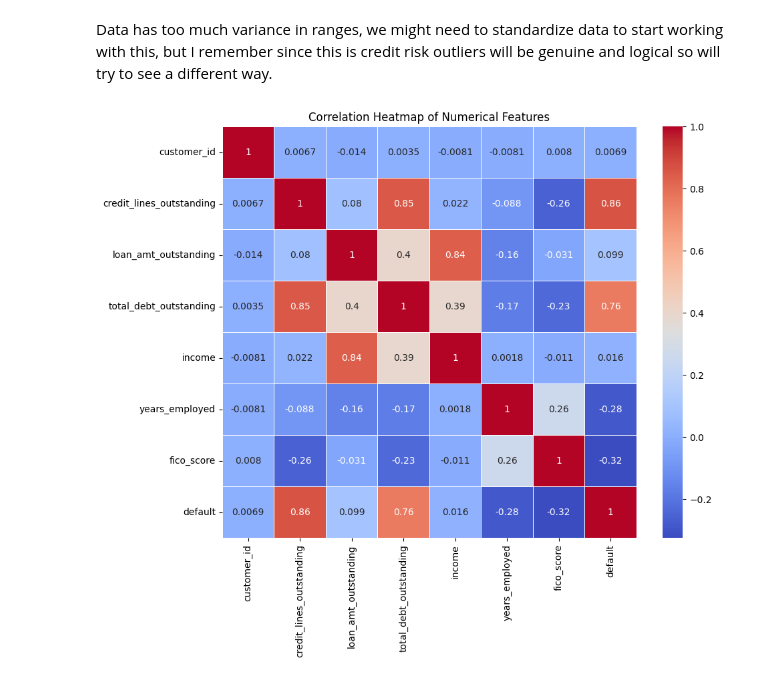
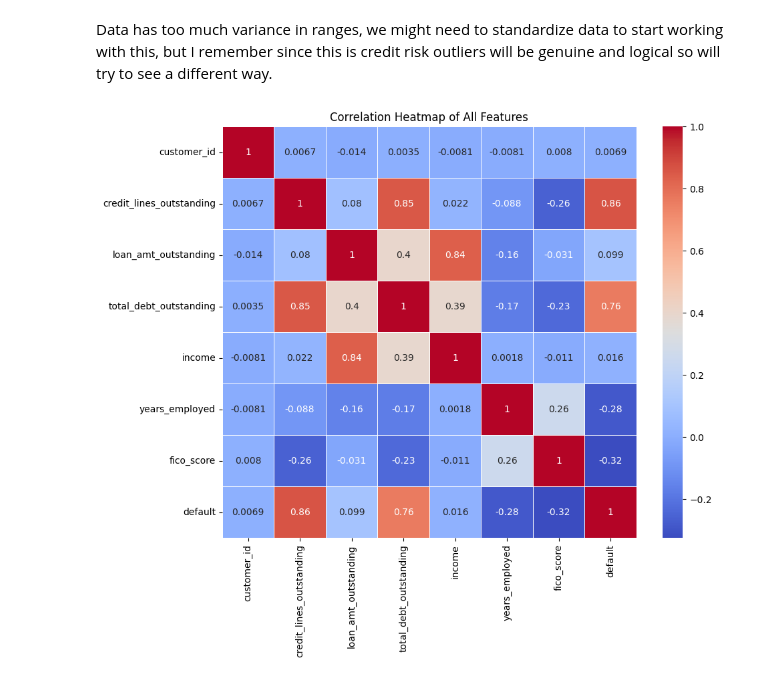
Before and after one commit to saroshfarhan/jpmc_data, a Jupyter notebook: task3/task3.ipynb, the cells around one changed output. Cells and saved outputs as stored; diff of their text form; code cells hidden in the pictures.

```diff
--- a/task3/task3.ipynb
+++ b/task3/task3.ipynb
@@ -67,8 +67,8 @@ Data has too much variance in ranges, we might need to standardize data to start
 # %%
 # correlation heatmap
 plt.figure(figsize=(10, 8))
 sns.heatmap(data.corr(), annot=True, cmap='coolwarm', linewidths=0.5)
-plt.title('Correlation Heatmap of Numerical Features')
+plt.title('Correlation Heatmap of All Features')
 plt.show()
 # %% [output]
-[figure, old version]
+[figure, new version]
```
Also changed, not shown: parts of 9 cells of this notebook, 2 other files.
